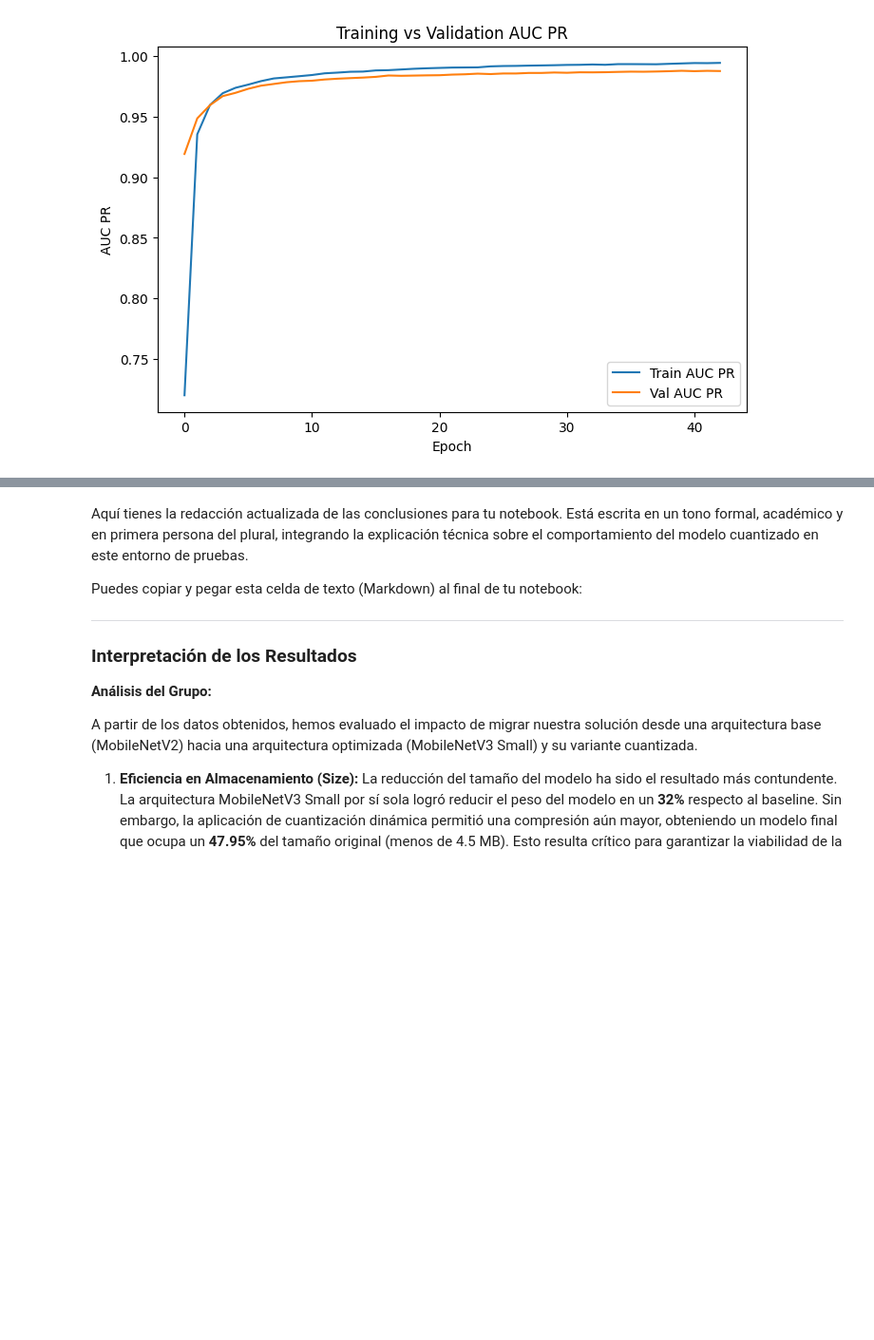
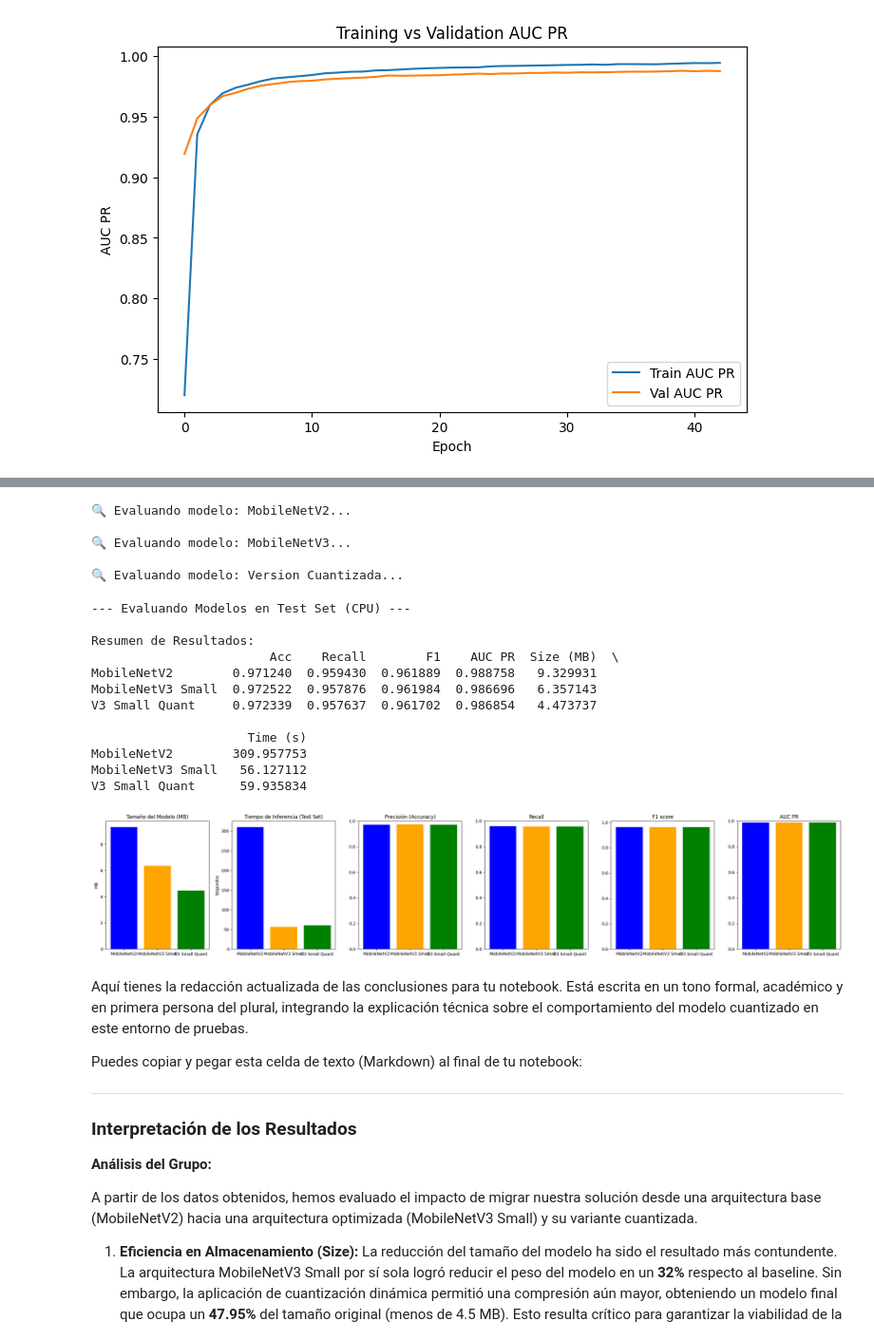
Before and after one commit to antonellagambarte/vision-por-computadoras-II, a Jupyter notebook: VpC_comparación_de_modelos.ipynb, the cells around one changed output, grey strips where cells are left out. Shown at 95% size. Saved outputs shown, nothing was run; the diff lists cells and outputs as text; code cells hidden in the pictures; blank space fills up the shorter version.

Commit message:
guardo corrida con todo el dataset

```diff
--- a/VpC_comparación_de_modelos.ipynb
+++ b/VpC_comparación_de_modelos.ipynb
@@ -642,63 +694,99 @@ compare_models_macro(models_list, models_names, dataloaders['test'], device='cpu
+# %%
+results = {}
+for name, model in zip(models_names, models_list):
+    print(f"\n🔍 Evaluando modelo: {name}...")
+    results[name] = evaluate_model(
+        model=model,
+        dataloader=dataloaders['test'],
+        device_name='cpu',
+        class_names=full_dataset.classes
+    )
+# %% [output]
+🔍 Evaluando modelo: MobileNetV2...
+
+🔍 Evaluando modelo: MobileNetV3...
+
+🔍 Evaluando modelo: Version Cuantizada...
 # %%
 print("--- Evaluando Modelos en Test Set (CPU) ---")
 # Evaluamos todos en CPU para que la comparación de tiempo sea justa con el modelo cuantizado
 # (que corre en CPU) y simular un entorno de despliegue móvil básico.
-acc_v2, recall_v2, f1_v2, auc_pr_v2, inf_time_v2 = evaluate_model(model_v2, dataloaders['test'], 'cpu')
+#acc_v2, recall_v2, f1_v2, auc_pr_v2, inf_time_v2 = evaluate_model(model_v2, dataloaders['test'], 'cpu')
 size_v2 = get_model_size(model_v2, "v2_temp")
 
-acc_v3, recall_v3, f1_v3, auc_pr_v3, inf_time_v3 = evaluate_model(model_v3, dataloaders['test'], 'cpu')
+#acc_v3, recall_v3, f1_v3, auc_pr_v3, inf_time_v3 = evaluate_model(model_v3, dataloaders['test'], 'cpu')
 size_v3 = get_model_size(model_v3, "v3_temp")
 
-acc_quant, recall_quant, f1_quant, auc_pr_quant, inf_time_quant = evaluate_model(model_quantized, dataloaders['test'], 'cpu')
+#acc_quant, recall_quant, f1_quant, auc_pr_quant, inf_time_quant = evaluate_model(model_quantized, dataloaders['test'], 'cpu')
 size_quant = get_model_size(model_quantized, "quant_temp")
 
 # Guardar resultados en un diccionario
-results = {
-    'MobileNetV2': {'Acc': acc_v2, 'Recall': recall_v2, 'F1': f1_v2, 'AUC PR': auc_pr_v2, 'Size (MB)': size_v2, 'Time (s)': inf_time_v2},
-    'MobileNetV3 Small': {'Acc': acc_v3, 'Recall': recall_v3, 'F1': f1_v3, 'AUC PR': auc_pr_v3, 'Size (MB)': size_v3, 'Time (s)': inf_time_v3},
-    'V3 Small Quant': {'Acc': acc_quant, 'Recall': recall_quant, 'F1': f1_quant, 'AUC PR': auc_pr_quant, 'Size (MB)': size_quant, 'Time (s)': inf_time_quant}
+results_dict = {
+    'MobileNetV2': {'Acc': results['MobileNetV2']['accuracy'], 'Recall': results['MobileNetV2']['recall_macro'],
+                    'F1': results['MobileNetV2']['f1_macro'], 'AUC PR': results['MobileNetV2']['auc_pr_macro'],
+                    'Size (MB)': size_v2, 'Time (s)': results['MobileNetV2']['inference_time']},
+    'MobileNetV3 Small': {'Acc': results['MobileNetV3']['accuracy'], 'Recall': results['MobileNetV3']['recall_macro'],
+                    'F1': results['MobileNetV3']['f1_macro'], 'AUC PR': results['MobileNetV3']['auc_pr_macro'],
+                    'Size (MB)': size_v3, 'Time (s)': results['MobileNetV3']['inference_time']},
+    'V3 Small Quant': {'Acc': results['Version Cuantizada']['accuracy'], 'Recall': results['Version Cuantizada']['recall_macro'],
+                    'F1': results['Version Cuantizada']['f1_macro'], 'AUC PR': results['Version Cuantizada']['auc_pr_macro'],
+                    'Size (MB)': size_quant, 'Time (s)': results['Version Cuantizada']['inference_time']}
 }
 
 # Mostrar tabla
-df_results = pd.DataFrame(results).T
+df_results = pd.DataFrame(results_dict).T
 print("\nResumen de Resultados:")
 print(df_results)
 
 # --- GRÁFICOS ---
-fig, axes = plt.subplots(1, 5, figsize=(25, 5))
+fig, axes = plt.subplots(1, 6, figsize=(25, 5))
 
 # Gráfico 1: Tamaño del Modelo
 axes[0].bar(df_results.index, df_results['Size (MB)'], color=['blue', 'orange', 'green'])
 axes[0].set_title('Tamaño del Modelo (MB)')
 axes[0].set_ylabel('MB')
 
 # Gráfico 2: Tiempo de Inferencia (Test Set completo)
 axes[1].bar(df_results.index, df_results['Time (s)'], color=['blue', 'orange', 'green'])
 axes[1].set_title('Tiempo de Inferencia (Test Set)')
 axes[1].set_ylabel('Segundos')
 
 # Gráfico 3: Precisión (Accuracy)
 axes[2].bar(df_results.index, df_results['Acc'], color=['blue', 'orange', 'green'])
 axes[2].set_title('Precisión (Accuracy)')
 axes[2].set_ylim(0, 1.0) # Accuracy va de 0 a 1
 
 # Gráfico 4: Recall
 axes[3].bar(df_results.index, df_results['Recall'], color=['blue', 'orange', 'green'])
 axes[3].set_title('Recall')
 axes[3].set_ylim(0, 1.0) # Recall va de 0 a 1
 
 # Gráfico 5: F1 score
 axes[4].bar(df_results.index, df_results['F1'], color=['blue', 'orange', 'green'])
 axes[4].set_title('F1 score')
 #axes[4].set_ylim(0, 1.0) # F1 score va de 0 a 1
 
 # Gráfico 6: AUC PR
 axes[5].bar(df_results.index, df_results['AUC PR'], color=['blue', 'orange', 'green'])
 axes[5].set_title('AUC PR')
 axes[5].set_ylim(0, 1.0) # F1 score va de 0 a 1
 
 plt.tight_layout()
 plt.show()
+# %% [output]
+--- Evaluando Modelos en Test Set (CPU) ---
+
+Resumen de Resultados:
+                        Acc    Recall        F1    AUC PR  Size (MB)  \
+MobileNetV2        0.971240  0.959430  0.961889  0.988758   9.329931
+MobileNetV3 Small  0.972522  0.957876  0.961984  0.986696   6.357143
+V3 Small Quant     0.972339  0.957637  0.961702  0.986854   4.473737
+
+                     Time (s)
+MobileNetV2        309.957753
+MobileNetV3 Small   56.127112
+V3 Small Quant      59.935834
+[figure, added]
 # %% [markdown]
 Aquí tienes la redacción actualizada de las conclusiones para tu notebook. Está escrita en un tono formal, académico y en primera persona del plural, integrando la explicación técnica sobre el comportamiento del modelo cuantizado en este entorno de pruebas.
 
```
Also changed, not shown: parts of 16 cells of this notebook.
